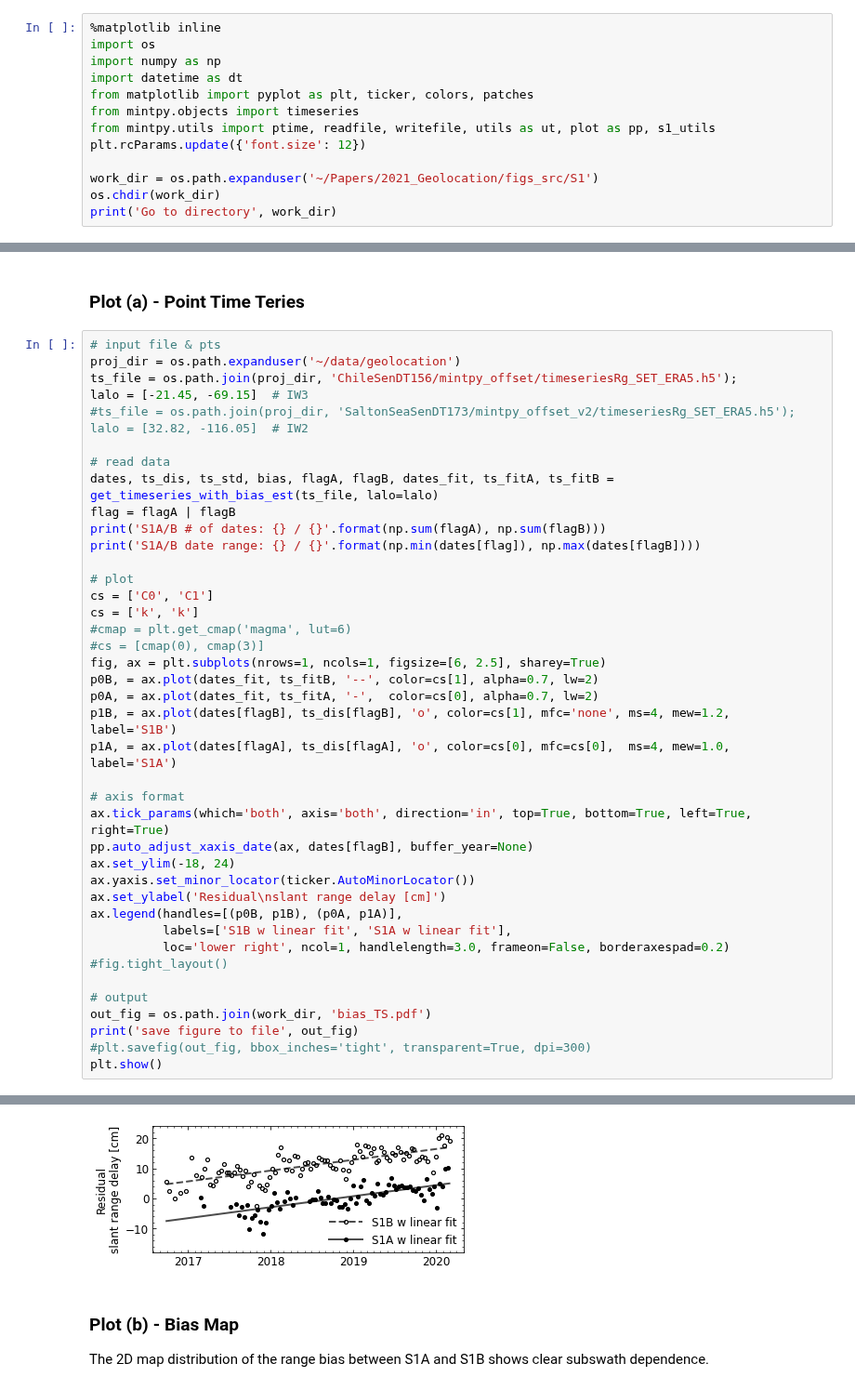
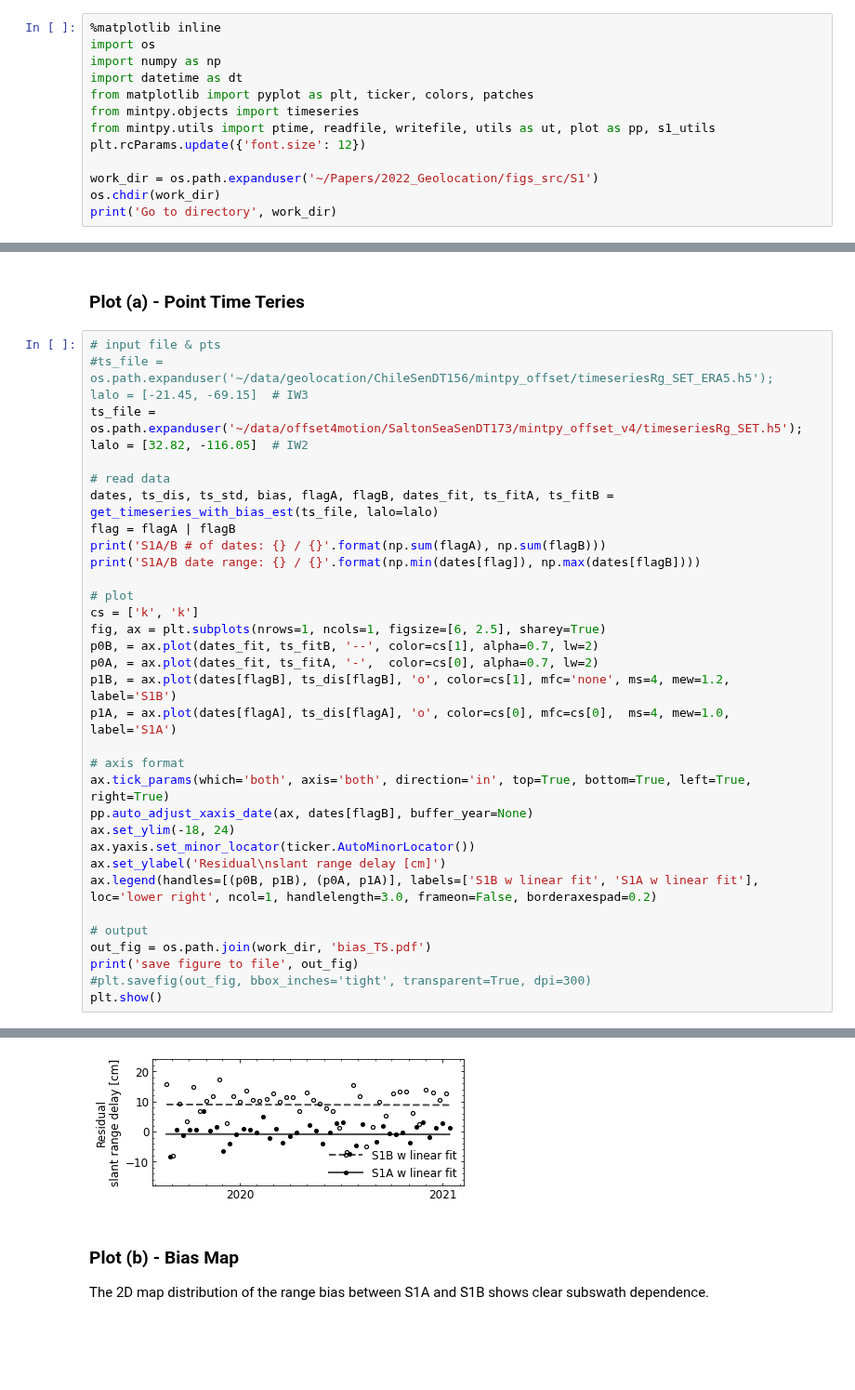
Before and after one commit to yunjunz/2022-Geolocation, a Jupyter notebook: Fig_14_S1AB_bias.ipynb, the cells around one changed output, grey strips where cells are left out. Shown at 93% size. Drawn from its saved outputs; the diff is of its cells as text; blank space fills up the shorter version.

Commit message:
update to 2022_Geolocation

```diff
--- a/Fig_14_S1AB_bias.ipynb
+++ b/Fig_14_S1AB_bias.ipynb
@@ -10,7 +10,7 @@ from mintpy.objects import timeseries
 from mintpy.utils import ptime, readfile, writefile, utils as ut, plot as pp, s1_utils
 plt.rcParams.update({'font.size': 12})
 
-work_dir = os.path.expanduser('~/Papers/2021_Geolocation/figs_src/S1')
+work_dir = os.path.expanduser('~/Papers/2022_Geolocation/figs_src/S1')
 os.chdir(work_dir)
 print('Go to directory', work_dir)
 # %% [output]
@@ -44,9 +44,8 @@ warm up utils functions.
 ### Plot (a) - Point Time Teries
 # %%
 # input file & pts
-proj_dir = os.path.expanduser('~/data/geolocation')
-ts_file = os.path.join(proj_dir, 'ChileSenDT156/mintpy_offset/timeseriesRg_SET_ERA5.h5');         lalo = [-21.45, -69.15]  # IW3
-#ts_file = os.path.join(proj_dir, 'SaltonSeaSenDT173/mintpy_offset_v2/timeseriesRg_SET_ERA5.h5');  lalo = [32.82, -116.05]  # IW2
+#ts_file = os.path.expanduser('~/data/geolocation/ChileSenDT156/mintpy_offset/timeseriesRg_SET_ERA5.h5');         lalo = [-21.45, -69.15]  # IW3
+ts_file = os.path.expanduser('~/data/offset4motion/SaltonSeaSenDT173/mintpy_offset_v4/timeseriesRg_SET.h5'); lalo = [32.82, -116.05]  # IW2
 
 # read data
 dates, ts_dis, ts_std, bias, flagA, flagB, dates_fit, ts_fitA, ts_fitB = get_timeseries_with_bias_est(ts_file, lalo=lalo)
@@ -55,10 +54,7 @@ print('S1A/B # of dates: {} / {}'.format(np.sum(flagA), np.sum(flagB)))
 print('S1A/B date range: {} / {}'.format(np.min(dates[flag]), np.max(dates[flagB])))
 
 # plot
-cs = ['C0', 'C1']
 cs = ['k', 'k']
-#cmap = plt.get_cmap('magma', lut=6)
-#cs = [cmap(0), cmap(3)]
 fig, ax = plt.subplots(nrows=1, ncols=1, figsize=[6, 2.5], sharey=True)
 p0B, = ax.plot(dates_fit, ts_fitB, '--', color=cs[1], alpha=0.7, lw=2)
 p0A, = ax.plot(dates_fit, ts_fitA, '-',  color=cs[0], alpha=0.7, lw=2)
@@ -71,10 +67,7 @@ pp.auto_adjust_xaxis_date(ax, dates[flagB], buffer_year=None)
 ax.set_ylim(-18, 24)
 ax.yaxis.set_minor_locator(ticker.AutoMinorLocator())
 ax.set_ylabel('Residual\nslant range delay [cm]')
-ax.legend(handles=[(p0B, p1B), (p0A, p1A)],
-          labels=['S1B w linear fit', 'S1A w linear fit'],
-          loc='lower right', ncol=1, handlelength=3.0, frameon=False, borderaxespad=0.2)
-#fig.tight_layout()
+ax.legend(handles=[(p0B, p1B), (p0A, p1A)], labels=['S1B w linear fit', 'S1A w linear fit'], loc='lower right', ncol=1, handlelength=3.0, frameon=False, borderaxespad=0.2)
 
 # output
 out_fig = os.path.join(work_dir, 'bias_TS.pdf')
@@ -90,5 +83,5 @@ S1A/B date range: 2016-09-29 00:00:00 / 2020-02-29 00:00:00
 save figure to file /Users/yunjunz/Papers/2021_Geolocation/figs_src/S1/bias_TS.pdf
-[figure, old version]
+[figure, new version]
 # %% [markdown]
 ### Plot (b) - Bias Map
 
```
Also changed, not shown: parts of 4 cells of this notebook, 6 other files.
